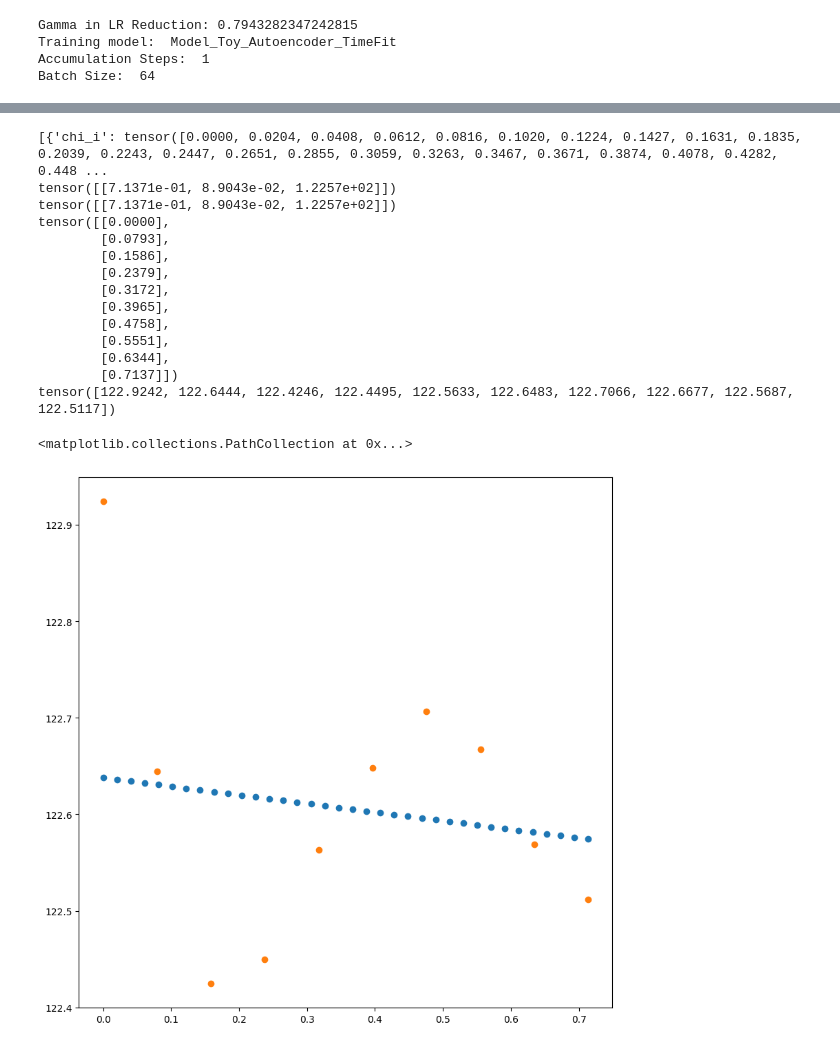
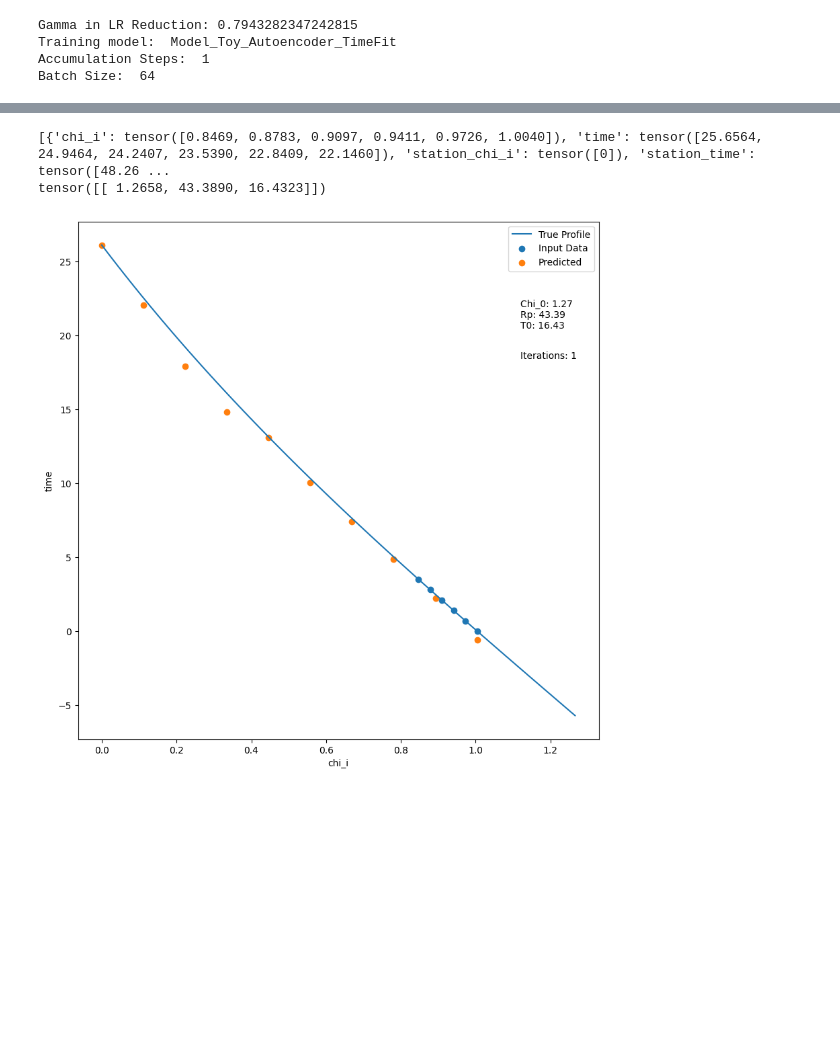
Before and after one commit to fedor-tairli/CDEProject, a Jupyter notebook: AutoencoderGeometry/Code/Toy_TimeFit_Model.ipynb, the cells around one changed output, grey strips where cells are left out. Cells and saved outputs as stored; diff of their text form; code cells hidden in the pictures; blank space fills up the shorter version.

Commit message:
Autoencoder Geometry

```diff
--- a/AutoencoderGeometry/Code/Toy_TimeFit_Model.ipynb
+++ b/AutoencoderGeometry/Code/Toy_TimeFit_Model.ipynb
@@ -140,20 +151,21 @@ Model_Parameters = {
     'in_main_channels': (2,)  ,
     'pixel_embedding_size': 32,
     'latent_space_size'   : 32,
-    'Train_Type'      : 'Profile', # Profile, Geometry or Both
+    'max_latent_iterations' : 50,
+    'Train_Type'      : 'Both', # Profile, Geometry or Both
     'N_dense_nodes'   : 128   ,
 }
 
 Training_Parameters = {
             'LR': 0.001,
-            'epochs': 150,
+            'epochs': 30,
             'BatchSize': 64,
             'accumulation_steps': 1,
             'epoch_done': 0,
             'batchBreak': 1e99,
             'ValLossIncreasePatience': 5,
             'Optimiser': 'Adam',
-            'Debug_Mode': False
+            'Debug_Mode': False,
         }
 
 Dataset.BatchSize = Training_Parameters['BatchSize']
@@ -204,42 +414,48 @@ KeyboardInterrupt:
 # %%
 Dataset.State = 'Test'
 Dataset.BatchSize = 1
 
 model.eval()
 with torch.no_grad():
 
     for _, BatchMain, BatchAux, BatchTruth, _ in Dataset:
         print(BatchMain)
-        print(BatchAux)
+        Norm_Time_Shift = torch.min(BatchMain[0]['time'])
+        BatchMain[0]['time'] -= Norm_Time_Shift
+        BatchMain[0]['station_time'] -= Norm_Time_Shift
+
+        # print(BatchAux)
         print(BatchTruth)
         break
 
     Model_Out = model(BatchMain,BatchAux)
 
-plt.figure(figsize=(10,10))
-plt.scatter(BatchMain[0]['chi_i'],BatchMain[0]['time'])
+    This_Chi_0 = BatchTruth[0,0]
+    This_Rp    = BatchTruth[0,1]
+    This_T0    = BatchTruth[0,2]
 
-pred_chi_i = Model_Out['test_chi_is'][0].cpu()
-pred_time  = Model_Out['time_profile'][0,:,1].cpu()
+    plot_chi_i = torch.linspace(0,This_Chi_0,100)
+    plot_time  = TimeFitEq_Toy(plot_chi_i,This_Chi_0,This_Rp,This_T0) - Norm_Time_Shift
 
-print(pred_chi_i)
-print(pred_time)
+    plt.figure(figsize=(10,10))
+    plt.plot(plot_chi_i,plot_time,label='True Profile')
+    plt.scatter(BatchMain[0]['chi_i'],BatchMain[0]['time'],label='Input Data')
 
-plt.scatter(pred_chi_i,pred_time)
+    pred_chi_i = Model_Out['test_chi_is'][0].cpu()
+    pred_time  = Model_Out['time_profile'][0,:,1].cpu()
+    Number_of_iterations = Model_Out['N_iter']
+    # print(pred_chi_i)
+    # print(pred_time)
+
+    plt.scatter(pred_chi_i,pred_time,label='Predicted')
+    plt.xlabel('chi_i')
+    plt.ylabel('time')
+    plt.legend()
+
+    Prams_Text = f"Chi_0: {This_Chi_0:.2f}\nRp: {This_Rp:.2f}\nT0: {This_T0:.2f}"
+    plt.text(0.85,0.85,Prams_Text,transform=plt.gca().transAxes,verticalalignment='top')
+    plt.text(0.85,0.75,f'Iterations: {Number_of_iterations}',transform=plt.gca().transAxes,verticalalignment='top')
 # %% [output]
-[{'chi_i': tensor([0.0000, 0.0204, 0.0408, 0.0612, 0.0816, 0.1020, 0.1224, 0.1427, 0.1631, 0.1835, 0.2039, 0.2243, 0.2447, 0.2651, 0.2855, 0.3059, 0.3263, 0.3467, 0.3671, 0.3874, 0.4078, 0.4282, 0.448 ...
-tensor([[7.1371e-01, 8.9043e-02, 1.2257e+02]])
-tensor([[7.1371e-01, 8.9043e-02, 1.2257e+02]])
-tensor([[0.0000],
-        [0.0793],
-        [0.1586],
-        [0.2379],
-        [0.3172],
-        [0.3965],
-        [0.4758],
-        [0.5551],
-        [0.6344],
-        [0.7137]])
-tensor([122.9242, 122.6444, 122.4246, 122.4495, 122.5633, 122.6483, 122.7066, 122.6677, 122.5687, 122.5117])
+[{'chi_i': tensor([0.8469, 0.8783, 0.9097, 0.9411, 0.9726, 1.0040]), 'time': tensor([25.6564, 24.9464, 24.2407, 23.5390, 22.8409, 22.1460]), 'station_chi_i': tensor([0]), 'station_time': tensor([48.26 ...
+tensor([[ 1.2658, 43.3890, 16.4323]])
-<matplotlib.collections.PathCollection at 0x...>
-[figure, old version]
+[figure, new version]
```
Also changed, not shown: parts of 12 cells of this notebook, 11 other files.
